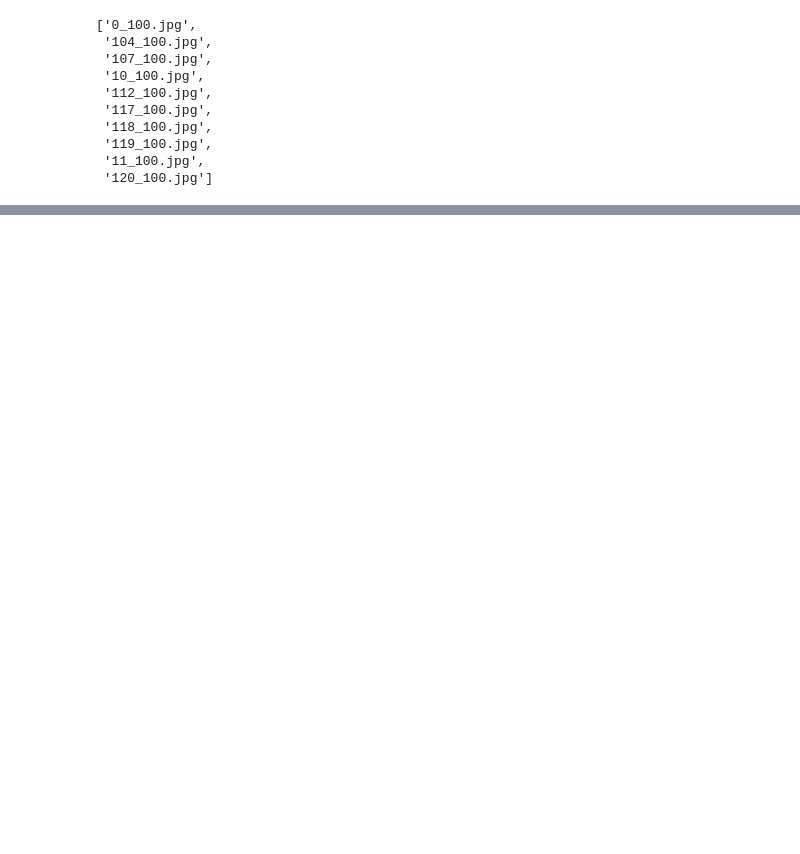
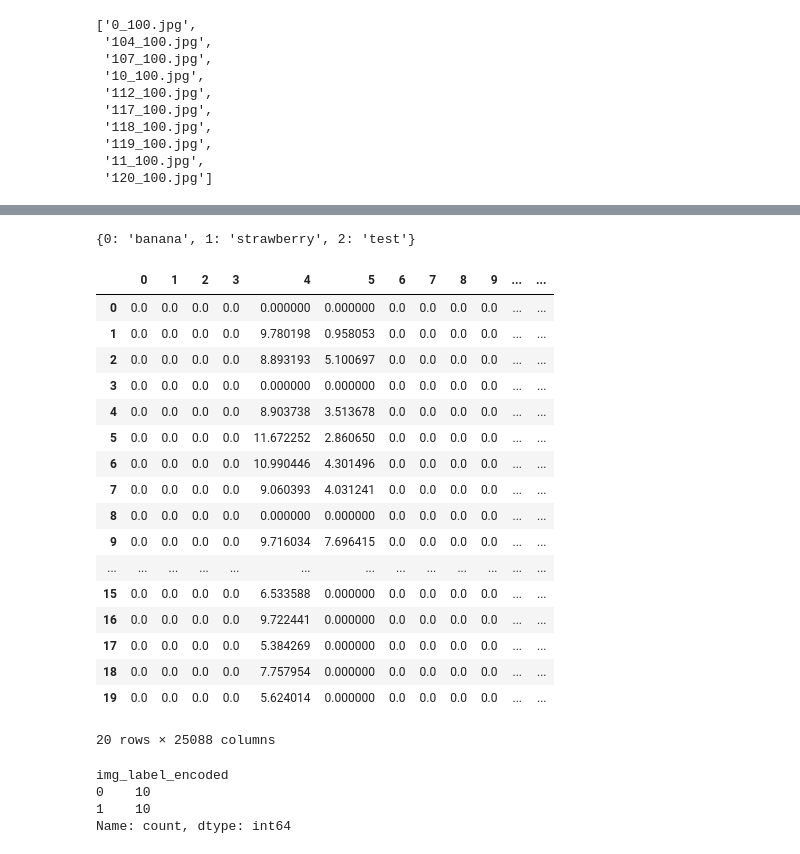
Before and after one commit to jojo-morales/CNN_ImageClassification, a Jupyter notebook: cnn_ImageC.ipynb, the cells around one changed output, grey strips where cells are left out. Cells and saved outputs as stored; diff of their text form; code cells hidden in the pictures; blank space fills up the shorter version.

```diff
--- a/cnn_ImageC.ipynb
+++ b/cnn_ImageC.ipynb
@@ -259,3 +307,20 @@ class1[:10]
  '119_100.jpg',
  '11_100.jpg',
  '120_100.jpg']
+# %%
+## Loop through the Training dataset for "Banana" and "Strawberry"
+features = {"banana" : [], "strawberry" : [], "test" : []}
+testdata = []
+for fruit, imgfile in data.items():
+    for k, imgX in enumerate(imgfile):
+        print(f"{fruit} {fruit.title()} {k} : {each}")
+        if fruit == "test" and k == 0:                      ## This is the Test image
+            img_path = data_path + "/Banana/" + imgX
+            testdata.append(img_path)
+        elif fruit == "test" and k == 1:                    ## This is another Test image
+            img_path = data_path + "/Strawberry/" + imgX
+            testdata.append(img_path)
+        else:
+            img_path = data_path + fruit.title() + "/" + imgX
+        feats = get_features(img_path)
+        features[fruit].append(feats.flatten())
@@ -261,0 +372,8 @@ class1[:10]
+# %%
+## Convert the features from SET to DataFrame
+dataset = pd.DataFrame()
+for label, feats in features.items():
+    temp_df = pd.DataFrame(feats)
+    temp_df['img_label'] = label
+    dataset = pd.concat([dataset, temp_df], ignore_index=True)
+dataset.head()
@@ -261,0 +415,6 @@ class1[:10]
+# %%
+# Create the mapping dictionary, we will use it later for prediction
+label_mapping = dict(zip(dataset['img_label_encoded'], dataset['img_label']))
+label_mapping
+# %% [output]
+{0: 'banana', 1: 'strawberry', 2: 'test'}
@@ -261,0 +425,28 @@ class1[:10]
+# %%
+X
+# %% [output]
+|  | 0 | 1 | 2 | 3 | 4 | 5 | 6 | 7 | 8 | 9 | ... | ... |
+| 0 | 0.0 | 0.0 | 0.0 | 0.0 | 0.000000 | 0.000000 | 0.0 | 0.0 | 0.0 | 0.0 | ... | ... |
+| 1 | 0.0 | 0.0 | 0.0 | 0.0 | 9.780198 | 0.958053 | 0.0 | 0.0 | 0.0 | 0.0 | ... | ... |
+| 2 | 0.0 | 0.0 | 0.0 | 0.0 | 8.893193 | 5.100697 | 0.0 | 0.0 | 0.0 | 0.0 | ... | ... |
+| 3 | 0.0 | 0.0 | 0.0 | 0.0 | 0.000000 | 0.000000 | 0.0 | 0.0 | 0.0 | 0.0 | ... | ... |
+| 4 | 0.0 | 0.0 | 0.0 | 0.0 | 8.903738 | 3.513678 | 0.0 | 0.0 | 0.0 | 0.0 | ... | ... |
+| 5 | 0.0 | 0.0 | 0.0 | 0.0 | 11.672252 | 2.860650 | 0.0 | 0.0 | 0.0 | 0.0 | ... | ... |
+| 6 | 0.0 | 0.0 | 0.0 | 0.0 | 10.990446 | 4.301496 | 0.0 | 0.0 | 0.0 | 0.0 | ... | ... |
+| 7 | 0.0 | 0.0 | 0.0 | 0.0 | 9.060393 | 4.031241 | 0.0 | 0.0 | 0.0 | 0.0 | ... | ... |
+| 8 | 0.0 | 0.0 | 0.0 | 0.0 | 0.000000 | 0.000000 | 0.0 | 0.0 | 0.0 | 0.0 | ... | ... |
+| 9 | 0.0 | 0.0 | 0.0 | 0.0 | 9.716034 | 7.696415 | 0.0 | 0.0 | 0.0 | 0.0 | ... | ... |
+| ... | ... | ... | ... | ... | ... | ... | ... | ... | ... | ... | ... | ... |
+| 15 | 0.0 | 0.0 | 0.0 | 0.0 | 6.533588 | 0.000000 | 0.0 | 0.0 | 0.0 | 0.0 | ... | ... |
+| 16 | 0.0 | 0.0 | 0.0 | 0.0 | 9.722441 | 0.000000 | 0.0 | 0.0 | 0.0 | 0.0 | ... | ... |
+| 17 | 0.0 | 0.0 | 0.0 | 0.0 | 5.384269 | 0.000000 | 0.0 | 0.0 | 0.0 | 0.0 | ... | ... |
+| 18 | 0.0 | 0.0 | 0.0 | 0.0 | 7.757954 | 0.000000 | 0.0 | 0.0 | 0.0 | 0.0 | ... | ... |
+| 19 | 0.0 | 0.0 | 0.0 | 0.0 | 5.624014 | 0.000000 | 0.0 | 0.0 | 0.0 | 0.0 | ... | ... |
+20 rows × 25088 columns
+# %%
+y.value_counts()
+# %% [output]
+img_label_encoded
+0    10
+1    10
+Name: count, dtype: int64
```
Also changed, not shown: parts of 23 cells of this notebook, 1 other file.
